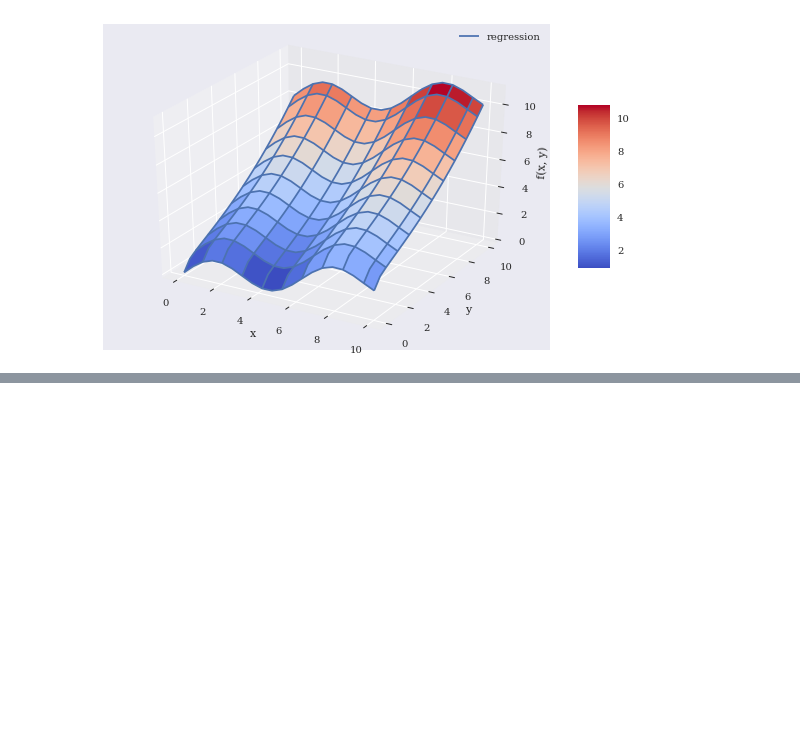
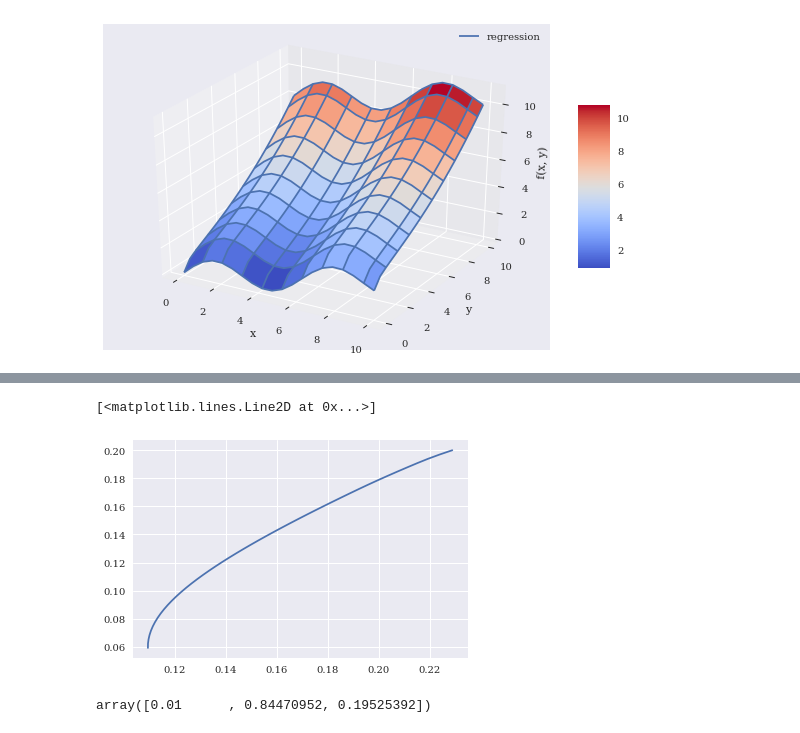
Before and after one commit to HaoLiNick/quantbasic, a Jupyter notebook: portfolioopt.ipynb, the cells around one changed output, grey strips where cells are left out. Cells and saved outputs as stored; diff of their text form; code cells hidden in the pictures; blank space fills up the shorter version.

```diff
--- a/portfolioopt.ipynb
+++ b/portfolioopt.ipynb
@@ -443,0 +478,9 @@ fig.colorbar(surf, shrink=0.5, aspect=5)
+# %%
+ind=np.argmin(tvols)
+evols=tvols[ind:]
+erets=trets[ind:]
+# %%
+plt.plot(evols,erets)
+# %% [output]
+[<matplotlib.lines.Line2D at 0x...>]
+[figure, added]
@@ -443,0 +502,4 @@ fig.colorbar(surf, shrink=0.5, aspect=5)
+# %%
+opt
+# %% [output]
+array([0.01      , 0.84470952, 0.19525392])
```
Also changed, not shown: parts of 29 cells of this notebook.
